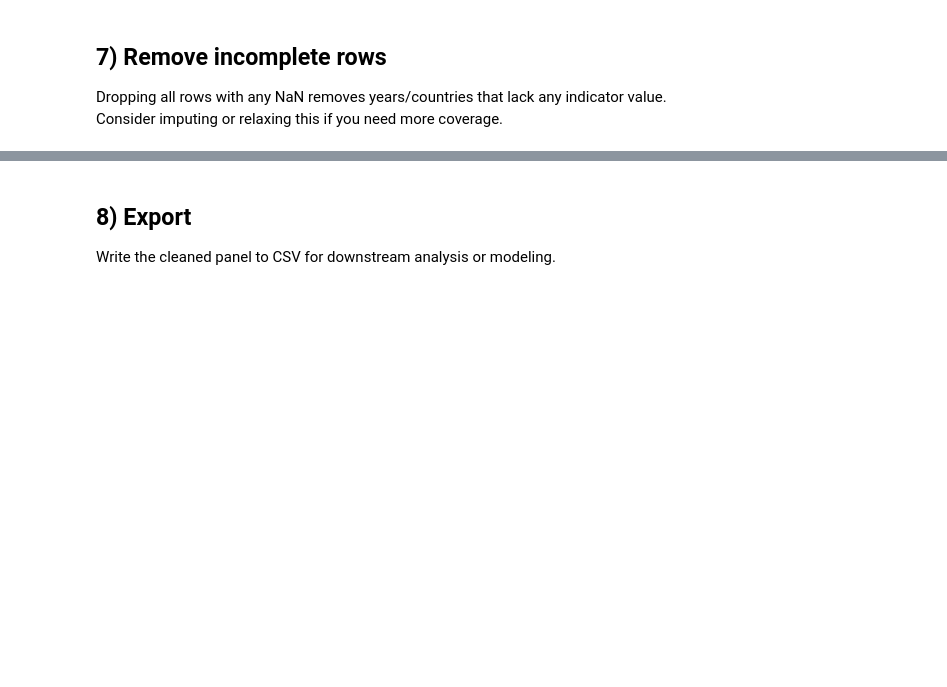
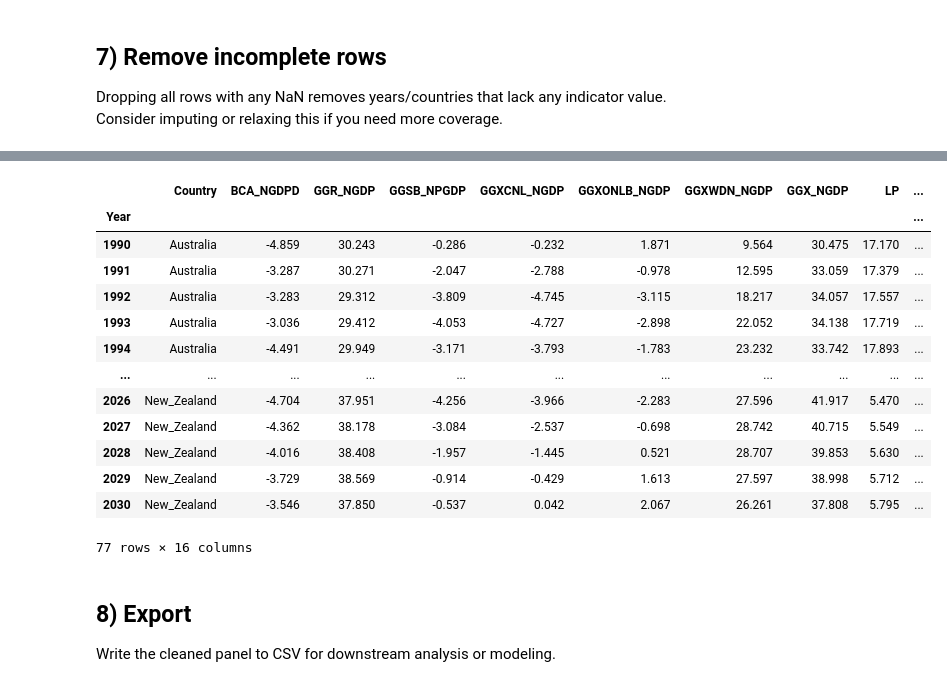
Before and after one commit to ningerdinger/Machine_Learning, a Jupyter notebook: economy.ipynb, the cells around one changed output, grey strips where cells are left out. Drawn from its saved outputs; the diff is of its cells as text; code cells hidden in the pictures; blank space fills up the shorter version.

```diff
--- a/economy.ipynb
+++ b/economy.ipynb
@@ -512,3 +865,20 @@ print(f"MLP                 - Train: {mlp_train_acc:.3f}, Test: {mlp_test_acc:.3
+# %%
+df_Oceania
+# %% [output]
+|  | Country | BCA_NGDPD | GGR_NGDP | GGSB_NPGDP | GGXCNL_NGDP | GGXONLB_NGDP | GGXWDN_NGDP | GGX_NGDP | LP | ... |
+| Year |  |  |  |  |  |  |  |  |  | ... |
+| 1990 | Australia | -4.859 | 30.243 | -0.286 | -0.232 | 1.871 | 9.564 | 30.475 | 17.170 | ... |
+| 1991 | Australia | -3.287 | 30.271 | -2.047 | -2.788 | -0.978 | 12.595 | 33.059 | 17.379 | ... |
+| 1992 | Australia | -3.283 | 29.312 | -3.809 | -4.745 | -3.115 | 18.217 | 34.057 | 17.557 | ... |
+| 1993 | Australia | -3.036 | 29.412 | -4.053 | -4.727 | -2.898 | 22.052 | 34.138 | 17.719 | ... |
+| 1994 | Australia | -4.491 | 29.949 | -3.171 | -3.793 | -1.783 | 23.232 | 33.742 | 17.893 | ... |
+| ... | ... | ... | ... | ... | ... | ... | ... | ... | ... | ... |
+| 2026 | New_Zealand | -4.704 | 37.951 | -4.256 | -3.966 | -2.283 | 27.596 | 41.917 | 5.470 | ... |
+| 2027 | New_Zealand | -4.362 | 38.178 | -3.084 | -2.537 | -0.698 | 28.742 | 40.715 | 5.549 | ... |
+| 2028 | New_Zealand | -4.016 | 38.408 | -1.957 | -1.445 | 0.521 | 28.707 | 39.853 | 5.630 | ... |
+| 2029 | New_Zealand | -3.729 | 38.569 | -0.914 | -0.429 | 1.613 | 27.597 | 38.998 | 5.712 | ... |
+| 2030 | New_Zealand | -3.546 | 37.850 | -0.537 | 0.042 | 2.067 | 26.261 | 37.808 | 5.795 | ... |
+77 rows × 16 columns
 # %% [markdown]
 ## 8) Export
 
```
Also changed, not shown: parts of 26 cells of this notebook, 2 other files.
